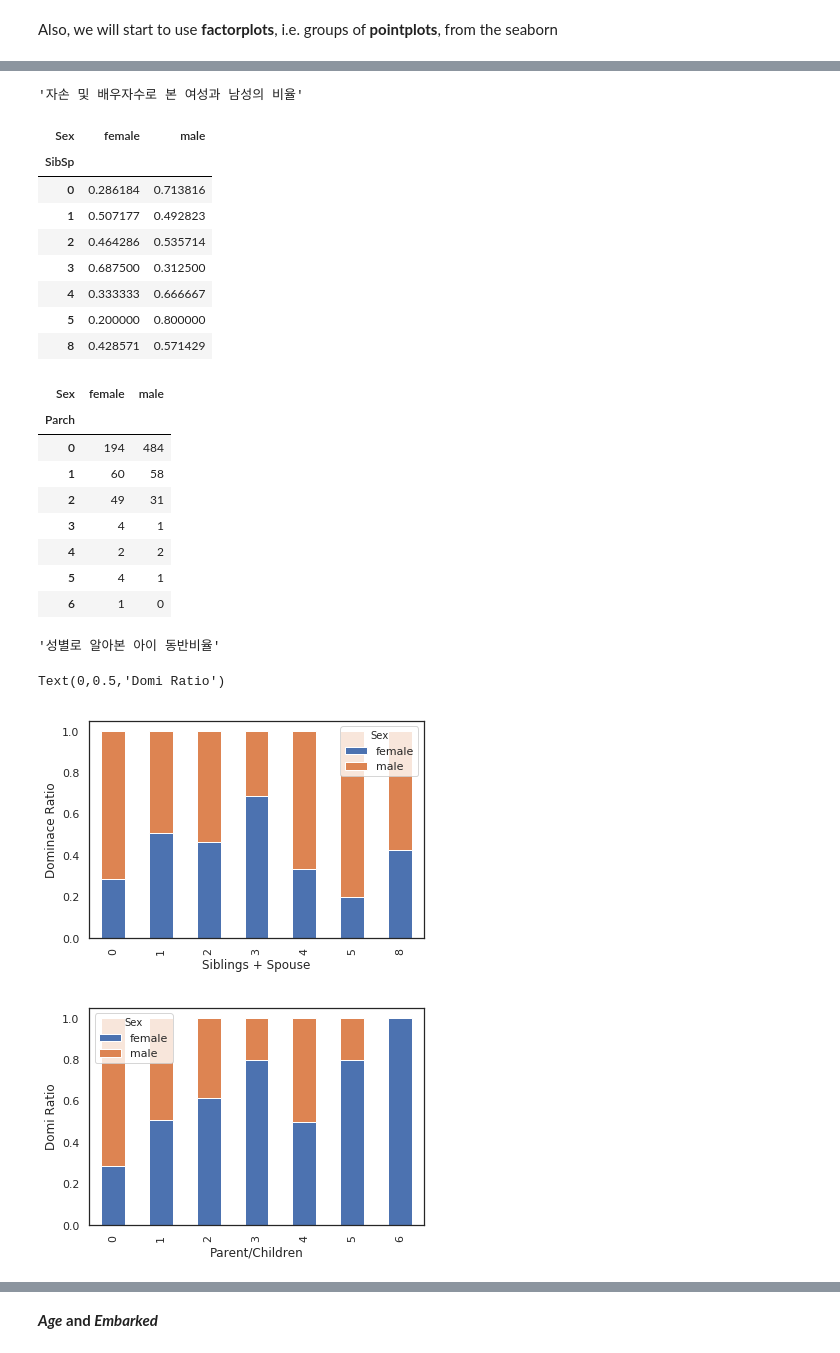
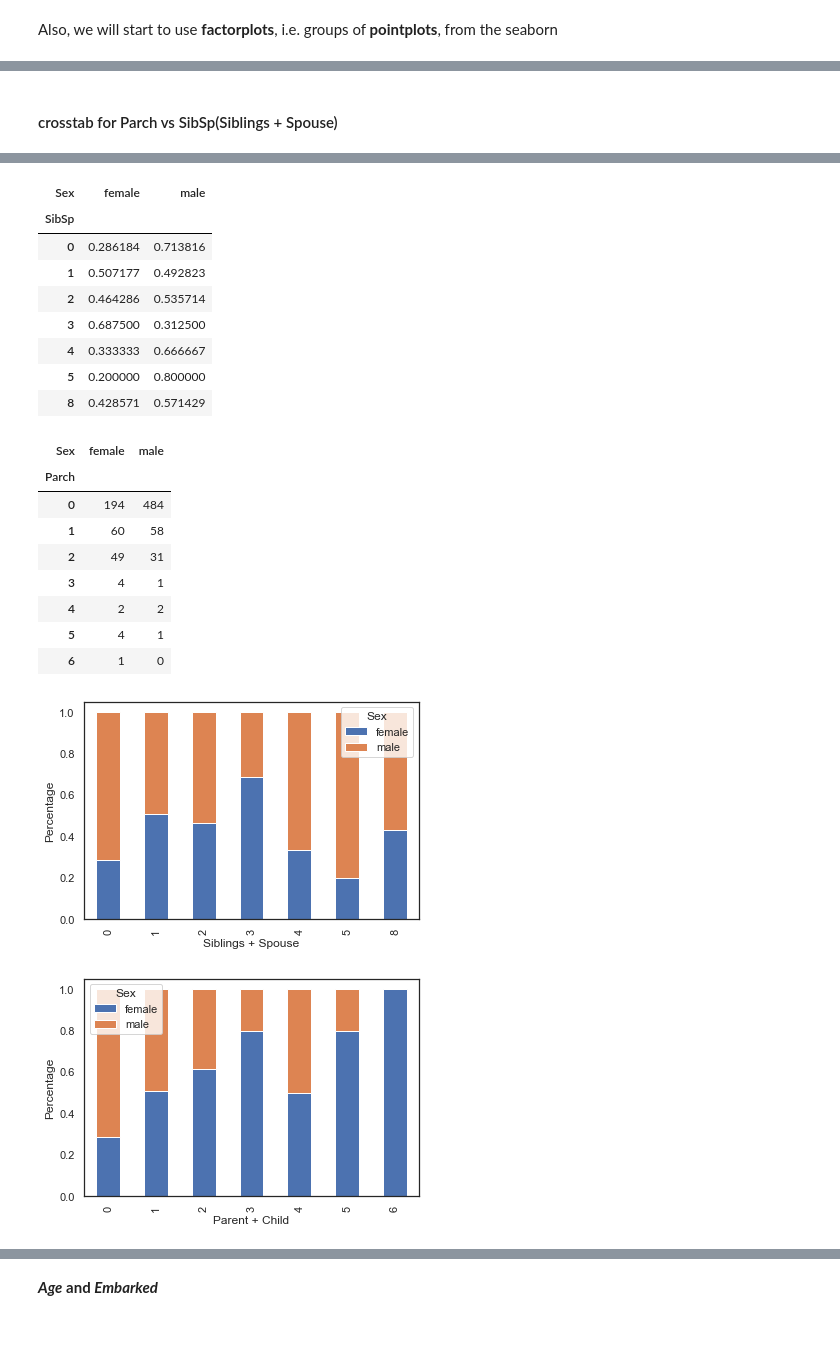
Before and after one commit to SANGSEOSEO/philosophy_datascience, a Jupyter notebook: 08.Kaggle_Dacon/titanic/titanic-for-python.ipynb, the cells around one changed output, grey strips where cells are left out. Drawn from its saved outputs; the diff is of its cells as text; code cells hidden in the pictures.

```diff
--- a/08.Kaggle_Dacon/titanic/titanic-for-python.ipynb
+++ b/08.Kaggle_Dacon/titanic/titanic-for-python.ipynb
@@ -735,54 +741,53 @@ dummy = plt.ylabel("Percentage")
+# %% [markdown]
+#### crosstab for Parch vs SibSp(Siblings + Spouse)
 # %%
 sib = pd.crosstab(index=train["SibSp"], columns=train["Sex"])
 display(sib)
 
-dummy = sib.div(sib.sum(axis = 1).astype(float), axis = 0)
-display("자손 및 배우자수로 본 여성과 남성의 비율")
+# 성별로 알아보는 자손 + 배우자 비율
+dummy = sib.div(sib.sum(axis=1).astype(float), axis=0)
 display(dummy)
 
 dummy.plot(kind="bar", stacked=True)
 dummy = plt.xlabel("Siblings + Spouse")
-dummy = plt.ylabel("Dominace Ratio")
+dummy = plt.ylabel("Percentage")
 
-parch = pd.crosstab(index=train["Parch"], columns=train["Sex"])
+# 성별로 알아보는 부모동반 자식 비율
+parch = pd.crosstab(train["Parch"], train["Sex"])
 display(parch)
 
-parch_df = parch.div(parch.sum(axis=1).astype(float), axis = 0)
-display("성별로 알아본 아이 동반비율")
-parch_df.plot(kind='bar', stacked=True)
-plt.xlabel("Parent/Children")
-plt.ylabel("Domi Ratio")
+dummy = parch.div(parch.sum(axis=1).astype(float), axis=0)
+dummy.plot(kind="bar", stacked=True)
+dummy = plt.xlabel("Parent + Child")
+dummy = plt.ylabel("Percentage")
 # %% [output]
 | Sex | female | male |
 | SibSp |  |  |
 | 0 | 174 | 434 |
 | 1 | 106 | 103 |
 | 2 | 13 | 15 |
 | 3 | 11 | 5 |
 | 4 | 6 | 12 |
 | 5 | 1 | 4 |
 | 8 | 3 | 4 |
-'자손 및 배우자수로 본 여성과 남성의 비율'
 | Sex | female | male |
 | SibSp |  |  |
 | 0 | 0.286184 | 0.713816 |
 | 1 | 0.507177 | 0.492823 |
 | 2 | 0.464286 | 0.535714 |
 | 3 | 0.687500 | 0.312500 |
 | 4 | 0.333333 | 0.666667 |
 | 5 | 0.200000 | 0.800000 |
 | 8 | 0.428571 | 0.571429 |
 | Sex | female | male |
 | Parch |  |  |
 | 0 | 194 | 484 |
 | 1 | 60 | 58 |
 | 2 | 49 | 31 |
 | 3 | 4 | 1 |
 | 4 | 2 | 2 |
 | 5 | 4 | 1 |
 | 6 | 1 | 0 |
-'성별로 알아본 아이 동반비율'
-Text(0,0.5,'Domi Ratio')
-[figure, old version]
+[figure, new version]
-[figure, old version]
+[figure, new version]
 # %% [markdown]
```
Also changed, not shown: parts of 59 cells of this notebook.
